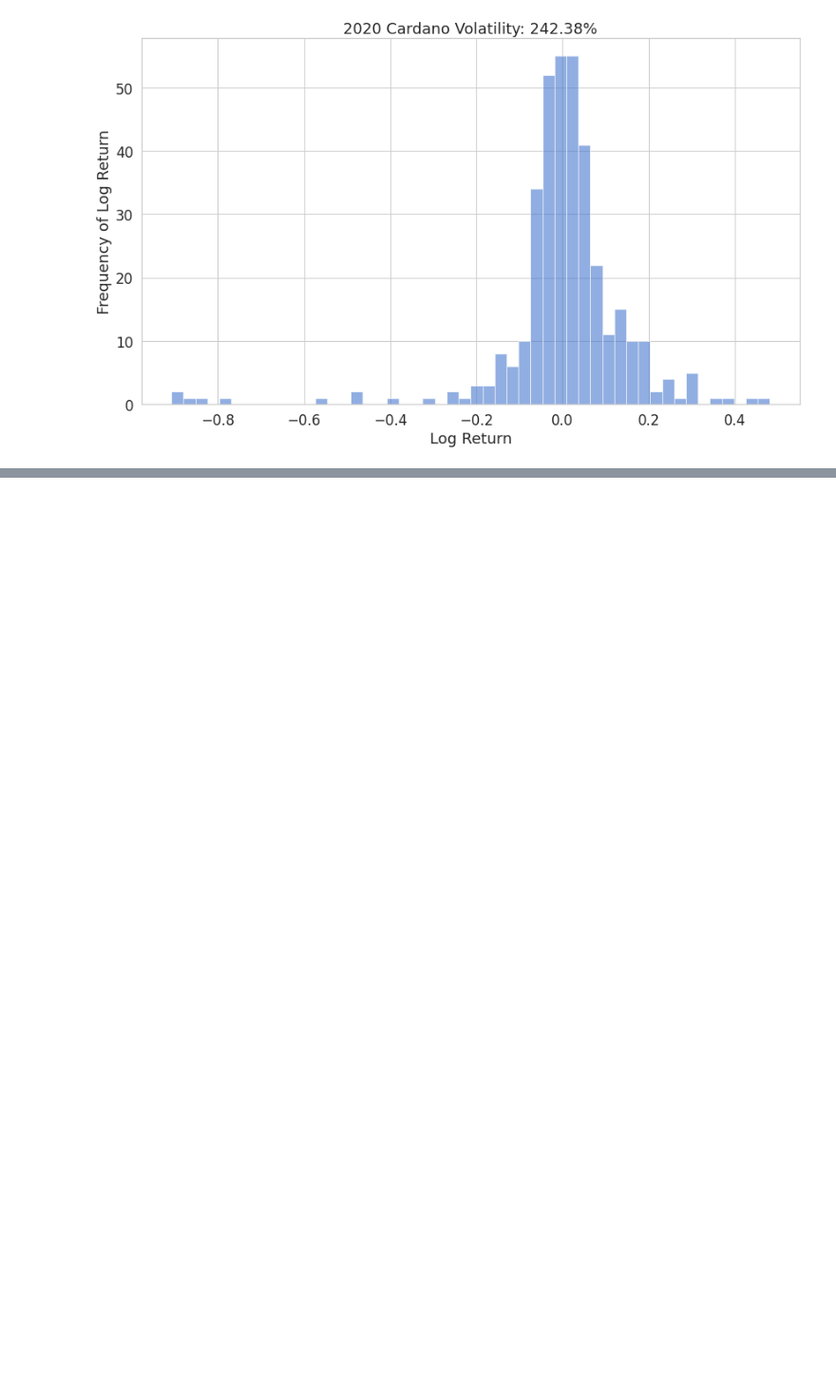
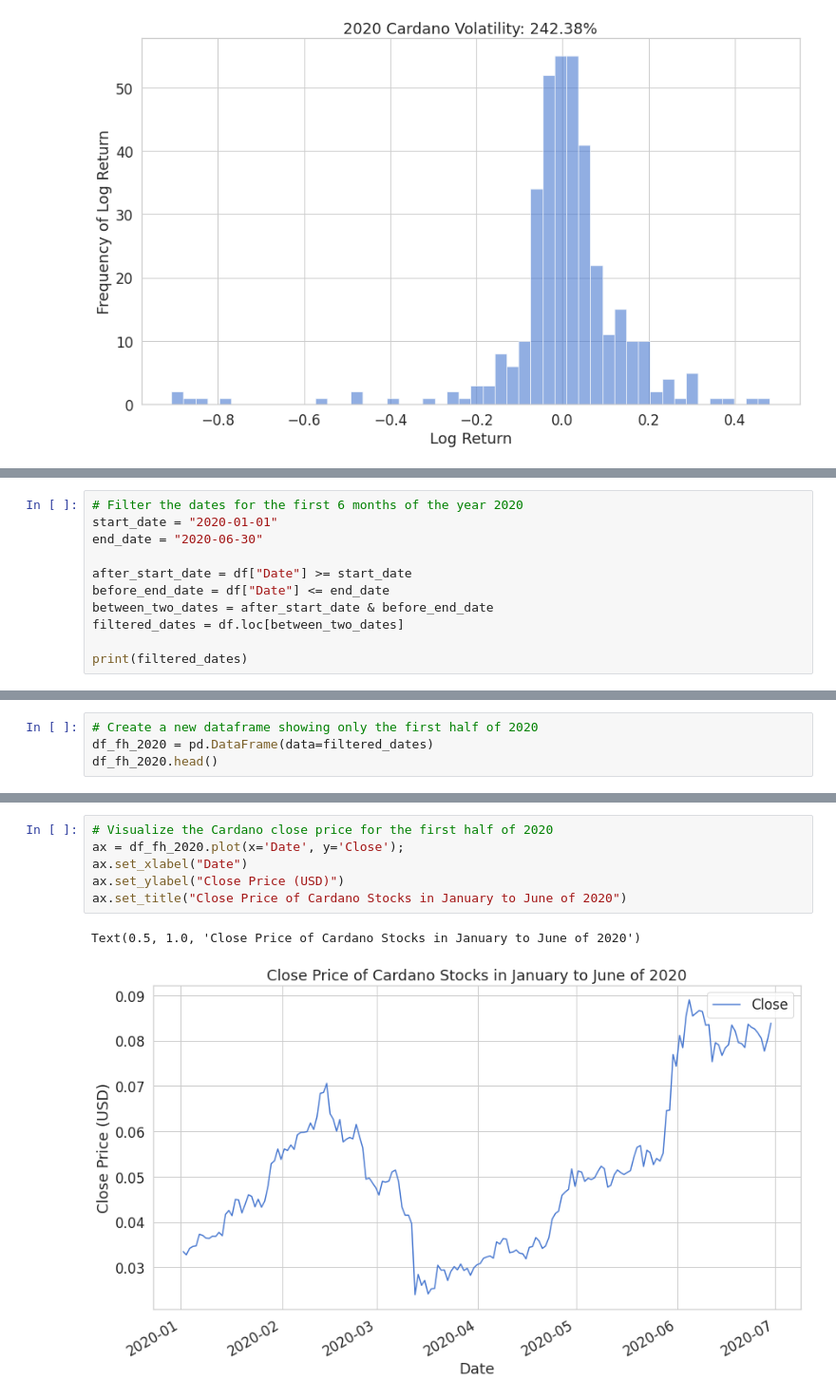
Before and after one commit to LaviJ/Cryptocurrency-Analysis, a Jupyter notebook: Exploratory Data Analysis/EDA_Cardano_2020.ipynb, the cells around one changed output, grey strips where cells are left out. Shown: that part at 95% size. Drawn from its saved outputs; the diff is of its cells as text; blank space fills up the shorter version.

Commit message:
adding the 6 month volatility in 2020 analysis

```diff
--- a/Exploratory Data Analysis/EDA_Cardano_2020.ipynb
+++ b/Exploratory Data Analysis/EDA_Cardano_2020.ipynb
@@ -181,0 +187,11 @@ Text(0.5, 1.0, '2020 Cardano Volatility: 242.38%')
+# %%
+# Filter the dates for the first 6 months of the year 2020
+start_date = "2020-01-01"
+end_date = "2020-06-30"
+
+after_start_date = df["Date"] >= start_date
+before_end_date = df["Date"] <= end_date
+between_two_dates = after_start_date & before_end_date
+filtered_dates = df.loc[between_two_dates]
+
+print(filtered_dates)
@@ -181,0 +213,4 @@ Text(0.5, 1.0, '2020 Cardano Volatility: 242.38%')
+# %%
+# Create a new dataframe showing only the first half of 2020
+df_fh_2020 = pd.DataFrame(data=filtered_dates)
+df_fh_2020.head()
@@ -181,0 +224,9 @@ Text(0.5, 1.0, '2020 Cardano Volatility: 242.38%')
+# %%
+# Visualize the Cardano close price for the first half of 2020
+ax = df_fh_2020.plot(x='Date', y='Close');
+ax.set_xlabel("Date")
+ax.set_ylabel("Close Price (USD)")
+ax.set_title("Close Price of Cardano Stocks in January to June of 2020")
+# %% [output]
+Text(0.5, 1.0, 'Close Price of Cardano Stocks in January to June of 2020')
+[figure, added]
```
Also changed, not shown: parts of 10 cells of this notebook.
